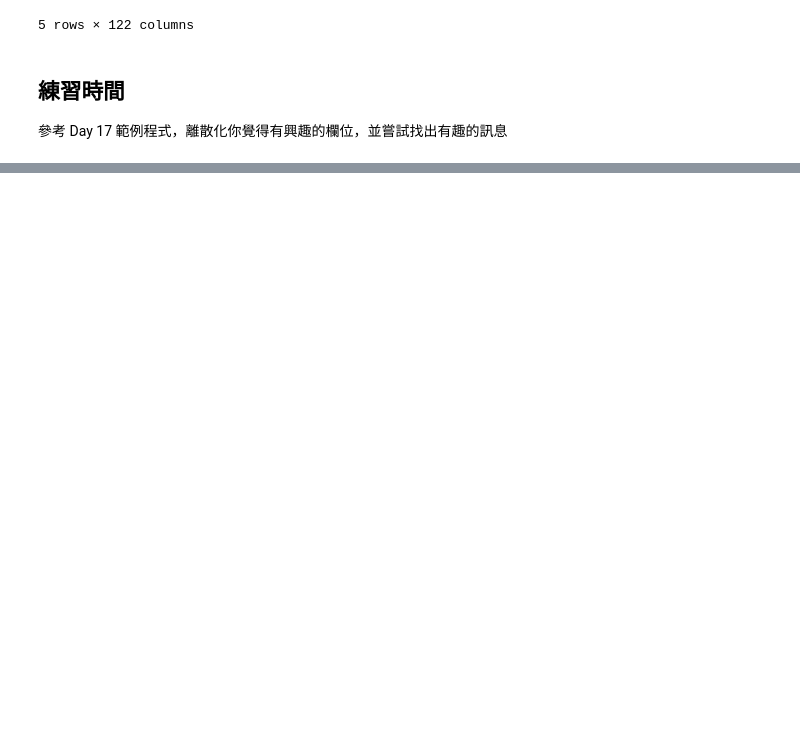
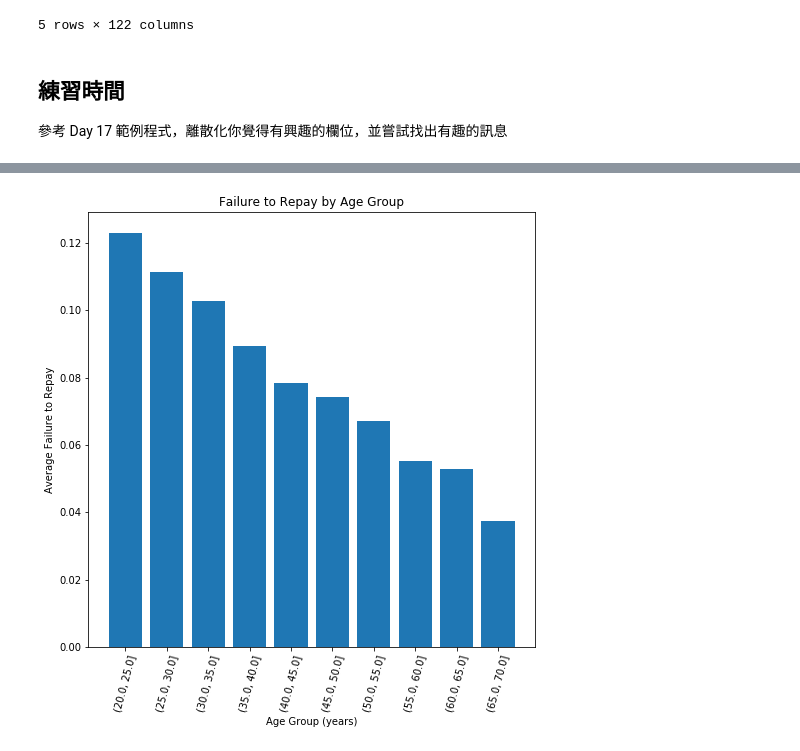
Before and after one commit to Ellie219/ML100Days, a Jupyter notebook: homework/Day_018_HW.ipynb, the cells around one changed output, grey strips where cells are left out. Saved outputs shown, nothing was run; the diff lists cells and outputs as text; code cells hidden in the pictures; blank space fills up the shorter version.

```diff
--- a/homework/Day_018_HW.ipynb
+++ b/homework/Day_018_HW.ipynb
@@ -58,6 +58,3 @@ app_train['DAYS_BIRTH'] = abs(app_train['DAYS_BIRTH'])
 # %% [markdown]
 ## 練習時間
 參考 Day 17 範例程式，離散化你覺得有興趣的欄位，並嘗試找出有趣的訊息
-# %%
-app_train["equal_width_age"]= pd.cut(app_train['DAYS_BIRTH']/365, 5)
-app_train["equal_width_age"].value_counts() # 每個 bin 的值的範圍大小都是一樣的
@@ -71,4 +60,0 @@ Name: equal_width_age, dtype: int64
-# %%
-bins=[18,20,30, 40, 50, 60,70, 80]
-app_train["equal_width_age"]= pd.cut(app_train['DAYS_BIRTH']/365, bins)
-app_train["equal_width_age"].value_counts() # 每個 bin 的值的範圍大小都是一樣的
@@ -91,0 +76,9 @@ plt.hist(data, bins=bins)
+# %%
+# 將年齡相關資料, 另外存成一個 DataFrame 來處理
+age_data = app_train[['TARGET', 'DAYS_BIRTH']]
+age_data['YEARS_BIRTH'] = age_data['DAYS_BIRTH'] / 365
+
+# 將年齡資料離散化 / 分組
+# Numpy 中的 linspace 函數可以在一定範圍內來均勻地撒點
+age_data['YEARS_BINNED'] = pd.cut(age_data['YEARS_BIRTH'], bins = np.linspace(20, 70, num = 11))
+age_data.head(10)
@@ -91,0 +107,4 @@ plt.hist(data, bins=bins)
+# %%
+# 依照組別彙整年齡資料 "每一欄的平均值"
+age_groups  = age_data.groupby('YEARS_BINNED').mean()
+age_groups
@@ -91,0 +124,10 @@ plt.hist(data, bins=bins)
+# %%
+plt.figure(figsize = (8, 8)) #指定figure的宽和高，单位为英寸
+
+# 繪製目標值平均與分組組別的長條圖
+plt.bar(range(len(age_groups.index)), age_groups['TARGET'])
+# 加上 X, y 座標說明, 以及圖表的標題
+plt.xticks(range(len(age_groups.index)), age_groups.index, rotation = 75); plt.xlabel('Age Group (years)'); plt.ylabel('Average Failure to Repay')
+plt.title('Failure to Repay by Age Group');
+# %% [output]
+[figure, added]
```
Also changed, not shown: parts of 7 cells of this notebook.
